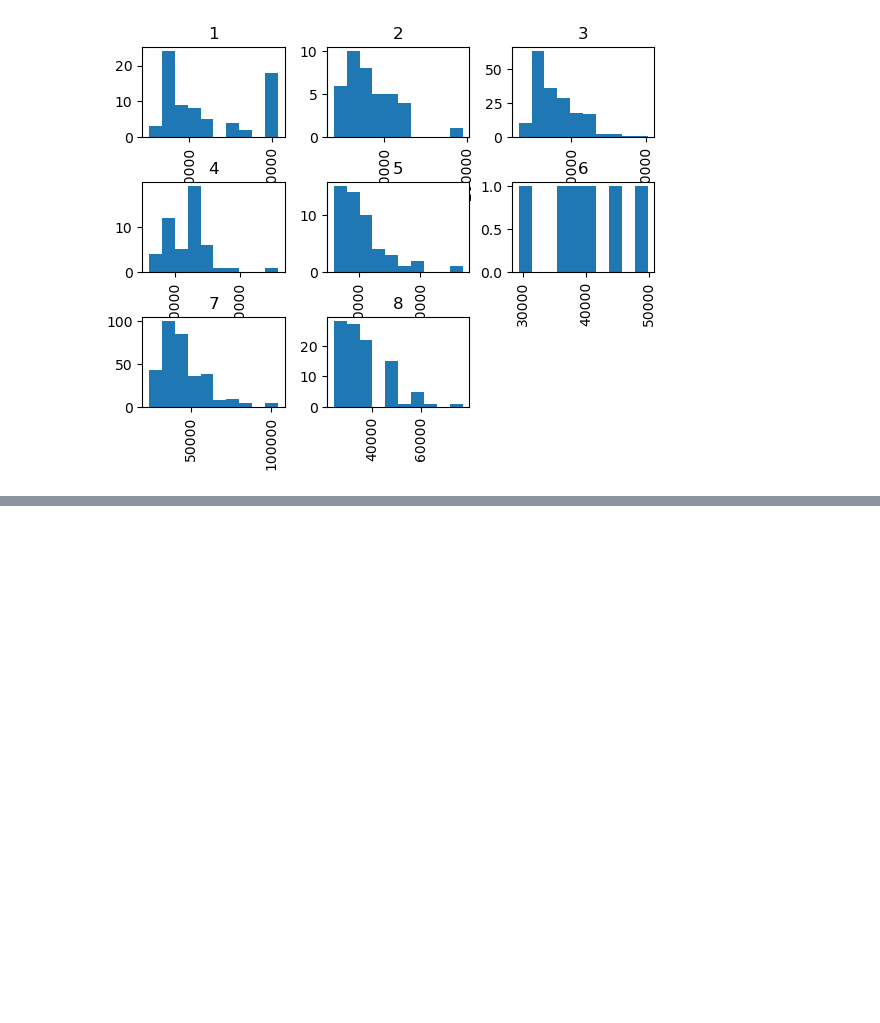
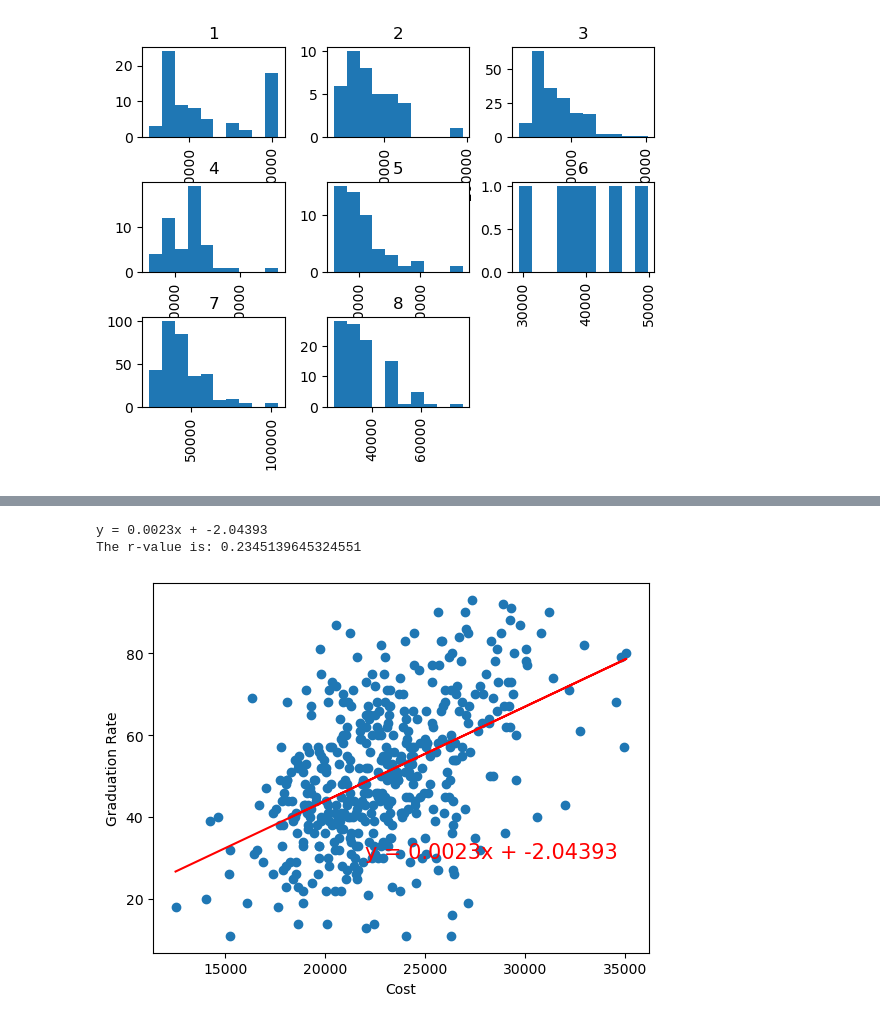
Before and after one commit to bhartikaushal/college_degree_analysis, a Jupyter notebook: group_project1.ipynb, the cells around one changed output, grey strips where cells are left out. Cells and saved outputs as stored; diff of their text form; code cells hidden in the pictures; blank space fills up the shorter version.

```diff
--- a/group_project1.ipynb
+++ b/group_project1.ipynb
@@ -197,0 +280,3 @@ array([[<Axes: title={'center': '1'}>, <Axes: title={'center': '2'}>,
+# %%
+type_public = grad_2015.loc[(grad_2015["Sector of institution (HD2015)"] == 1.0) | (grad_2015["Sector of institution (HD2015)"]== 4.0)]
+type_public["Sector of institution (HD2015)"].value_counts()
@@ -197,0 +353,7 @@ array([[<Axes: title={'center': '1'}>, <Axes: title={'center': '2'}>,
+# %%
+Lin_regress(type_public,'Total price for in-state students living off campus (not with family)  2014-15 (DRVIC2014)',
+             'Graduation rate  total cohort (DRVGR2015_RV)','Cost','Graduation Rate',22000,30)
+# %% [output]
+y = 0.0023x + -2.04393
+The r-value is: 0.2345139645324551
+[figure, added]
```
Also changed, not shown: parts of 35 cells of this notebook.
